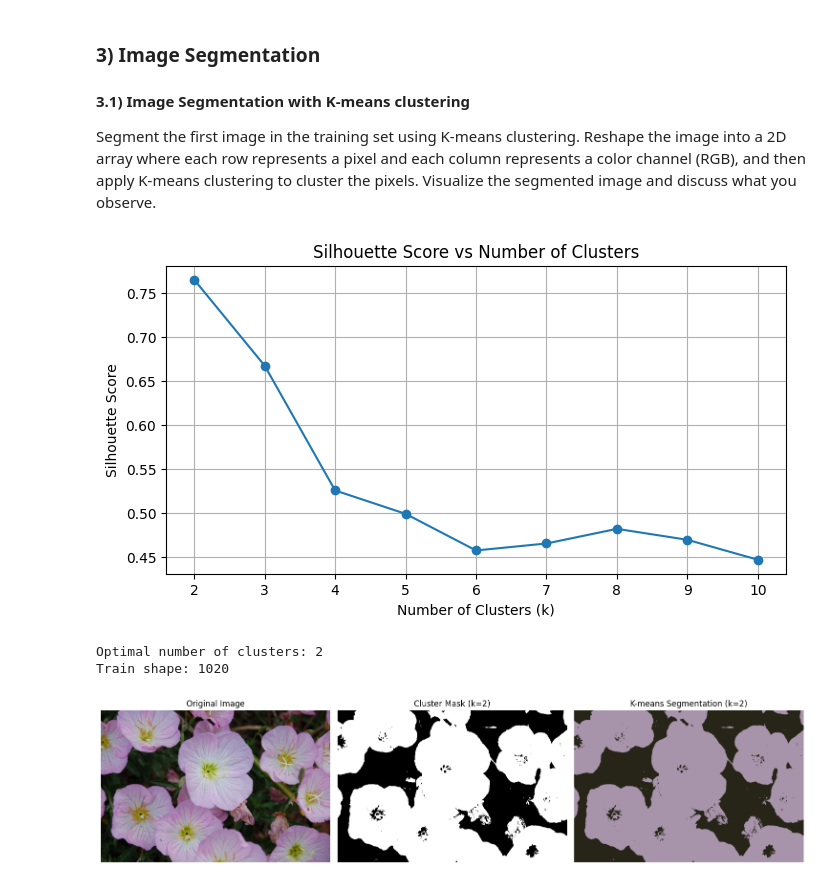
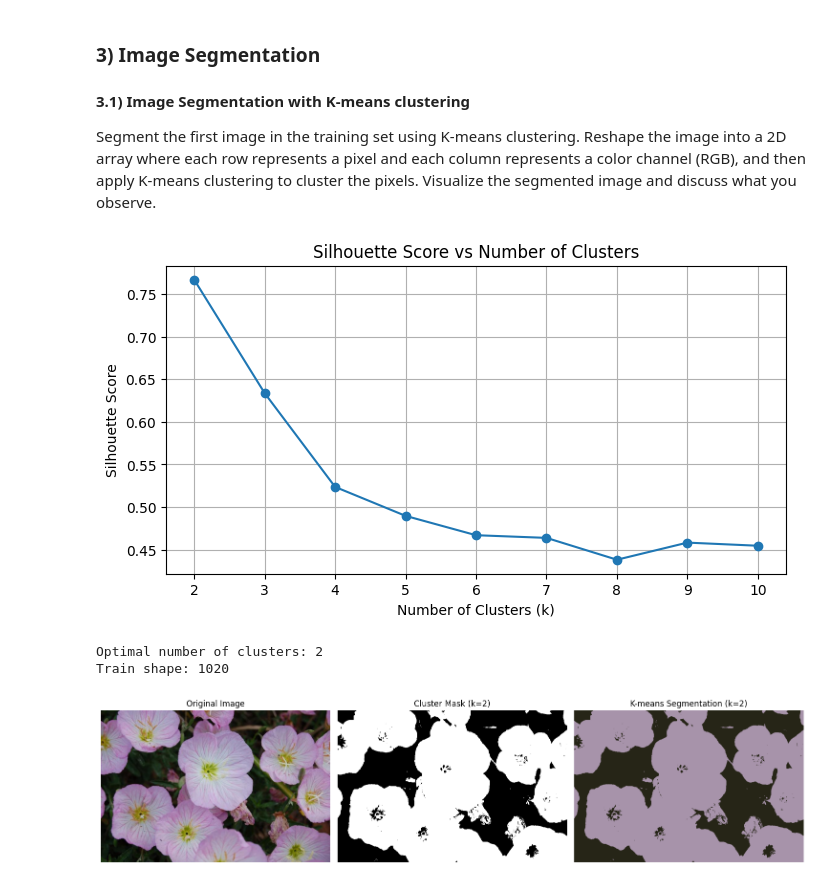
Before and after one commit to fractalclockwork/Chem277B, a Jupyter notebook: hw/HW_05/05_HW.ipynb, the cells around one changed output. Saved outputs shown, nothing was run; the diff lists cells and outputs as text; code cells hidden in the pictures.

```diff
--- a/hw/HW_05/05_HW.ipynb
+++ b/hw/HW_05/05_HW.ipynb
@@ -137,40 +137,40 @@ x_np = np.array(x)
 x_reshaped = x_np.reshape(-1, 3)
 
 # subsample pixels (otherwise this will take forever)
-sample_ratio = 0.001 # ..."Ain't Nobody Got Time for That"
+sample_ratio = 0.005 # ..."Ain't Nobody Got Time for That"
 n_samples = int(x_np.size * sample_ratio)
 indices = np.random.choice(x_reshaped.shape[0], n_samples, replace=False)
 x_sampled = x_reshaped[indices]
 
 # PCA to reduce further
 pca = PCA(n_components=2)
 x_reduced = pca.fit_transform(x_sampled)
 
 # range of cluster counts to try
 k_values = range(2, 11)
 silhouette_scores = []
 
 for k in k_values:
     kmeans = KMeans(n_clusters=k, random_state=42)
     labels = kmeans.fit_predict(x_reduced)
     score = silhouette_score(x_reduced, labels)
     silhouette_scores.append(score)
 
 # plot silhouette scores
 plt.figure(figsize=(8, 4))
 plt.plot(k_values, silhouette_scores, marker='o')
 plt.title("Silhouette Score vs Number of Clusters")
 plt.xlabel("Number of Clusters (k)")
 plt.ylabel("Silhouette Score")
 plt.grid(True)
 plt.show()
 
 # best k
 best_k = k_values[np.argmax(silhouette_scores)]
 print(f"Optimal number of clusters: {best_k}")
 print(f"Train shape: {len(dataset_train)}")
 # %% [output]
-[figure, old version]
+[figure, new version]
 Optimal number of clusters: 2
 Train shape: 1020
 # %%
```
Also changed, not shown: parts of 17 cells of this notebook.
